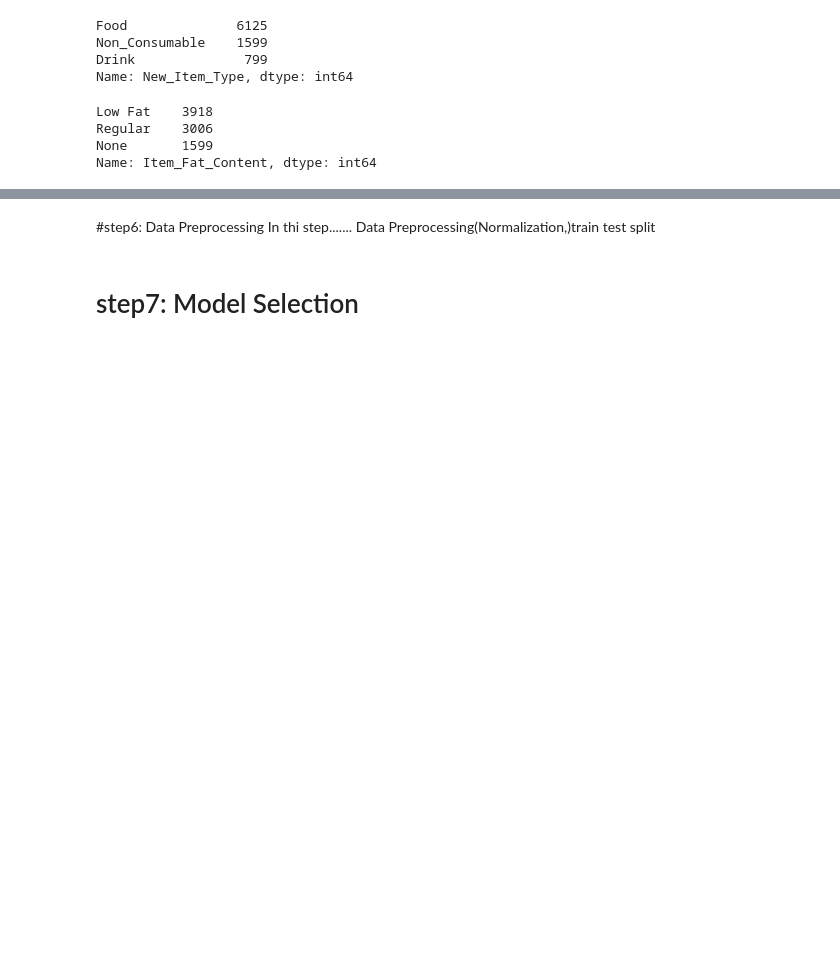
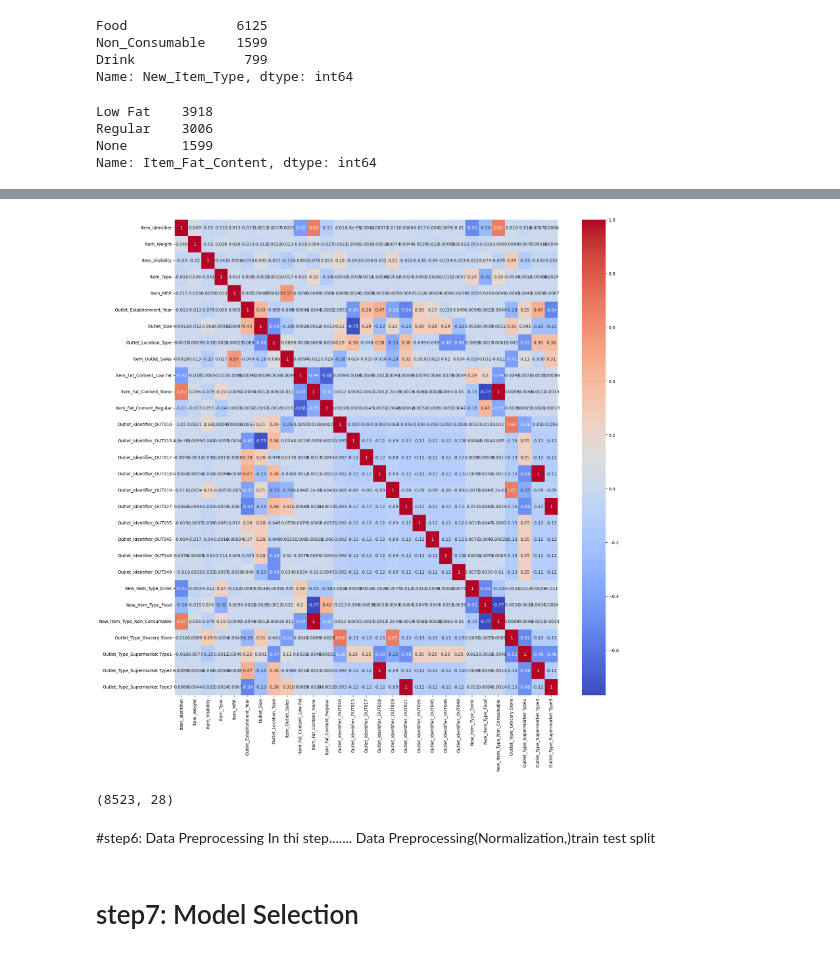
Before and after one commit to Samiraa-Alipour/Sales_Prediction, a Jupyter notebook: Sales_Prediction.ipynb, the cells around one changed output, grey strips where cells are left out. Saved outputs shown, nothing was run; the diff lists cells and outputs as text; code cells hidden in the pictures; blank space fills up the shorter version.

```diff
--- a/Sales_Prediction.ipynb
+++ b/Sales_Prediction.ipynb
@@ -342,0 +345,19 @@ Name: Item_Fat_Content, dtype: int64
+# %%
+# Encoding Categorical Data
+#LabelEncoder:
+lblencoder = LabelEncoder()
+attr_to_le = ['Item_Identifier', 'Item_Type', 'Outlet_Size', 'Outlet_Location_Type']
+#attr_to_le = ['Item_Identifier', 'Item_Type', 'Outlet_Size', 'Outlet_Location_Type','Item_Fat_Content', 'Outlet_Identifier', 'New_Item_Type', 'Outlet_Type']
+for attr in attr_to_le:
+  data[attr] = lblencoder.fit_transform(data[attr])
+
+le = LabelEncoder()
+outlet_IDs = le.fit_transform(data['Outlet_Identifier'])
+item_IDS = data['Item_Identifier']
+
+#get_dummies:
+attr_to_gd = ['Item_Fat_Content', 'Outlet_Identifier', 'New_Item_Type', 'Outlet_Type']
+data = pd.get_dummies(data, columns=attr_to_gd)
+
+print(data.shape)
+data.head()
@@ -342,0 +392,4 @@ Name: Item_Fat_Content, dtype: int64
+# %%
+# Check
+co_matrix = data.corr()
+co_matrix['Item_Outlet_Sales'].sort_values(ascending=False)
@@ -342,0 +414,7 @@ Name: Item_Fat_Content, dtype: int64
+# %%
+
+plt.figure(figsize=(20,20))
+sns.heatmap(co_matrix, annot=True, cmap='coolwarm' )
+plt.show()
+# %% [output]
+[figure, added]
@@ -343,3 +425,7 @@ Name: Item_Fat_Content, dtype: int64
+# %%
+data.shape
+# %% [output]
+(8523, 28)
 # %% [markdown]
 #step6: Data Preprocessing
 In thi step....... Data Preprocessing(Normalization,)train test split
```
Also changed, not shown: parts of 16 cells of this notebook.
